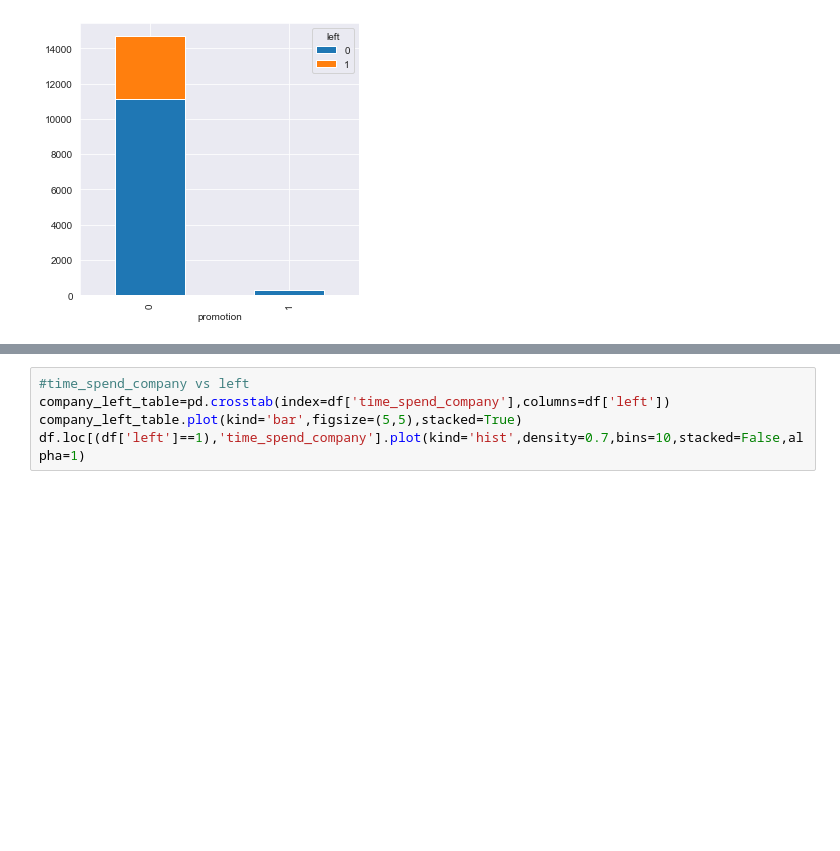
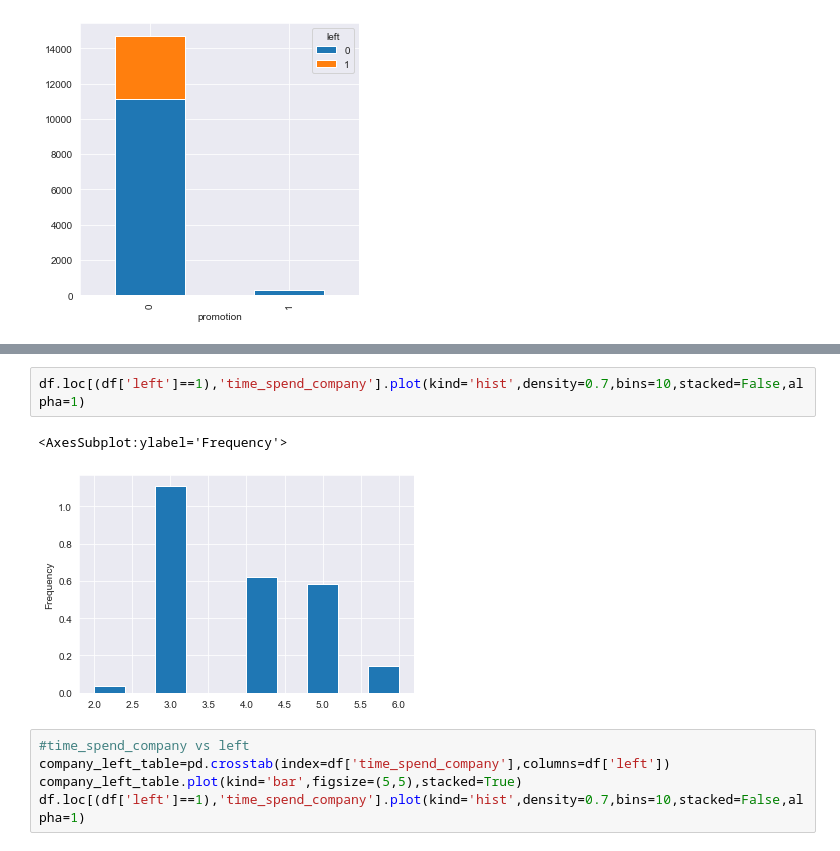
Before and after one commit to AScrisl-0/Python-Item1-EpidemicData, a Jupyter notebook: 实训二.ipynb, the cells around one changed output, grey strips where cells are left out. Drawn from its saved outputs; the diff is of its cells as text; blank space fills up the shorter version.

```diff
--- a/实训二.ipynb
+++ b/实训二.ipynb
@@ -124,3 +130,8 @@ promotion_left_table.plot(kind='bar',figsize=(5,5),stacked=True)
+# %%
+df.loc[(df['left']==1),'time_spend_company'].plot(kind='hist',density=0.7,bins=10,stacked=False,alpha=1)
+# %% [output]
+<AxesSubplot:ylabel='Frequency'>
+[figure, added]
 # %%
 #time_spend_company vs left
 company_left_table=pd.crosstab(index=df['time_spend_company'],columns=df['left'])
```
Also changed, not shown: parts of 3 cells of this notebook.
